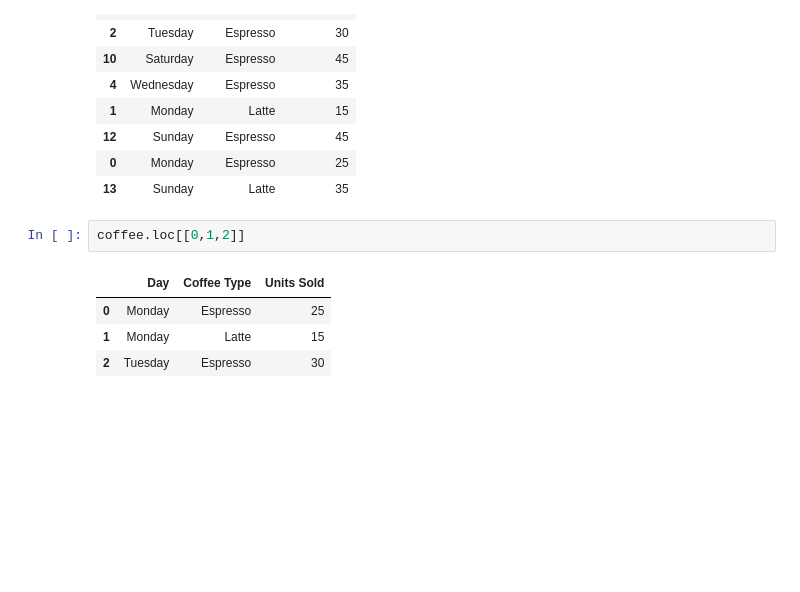
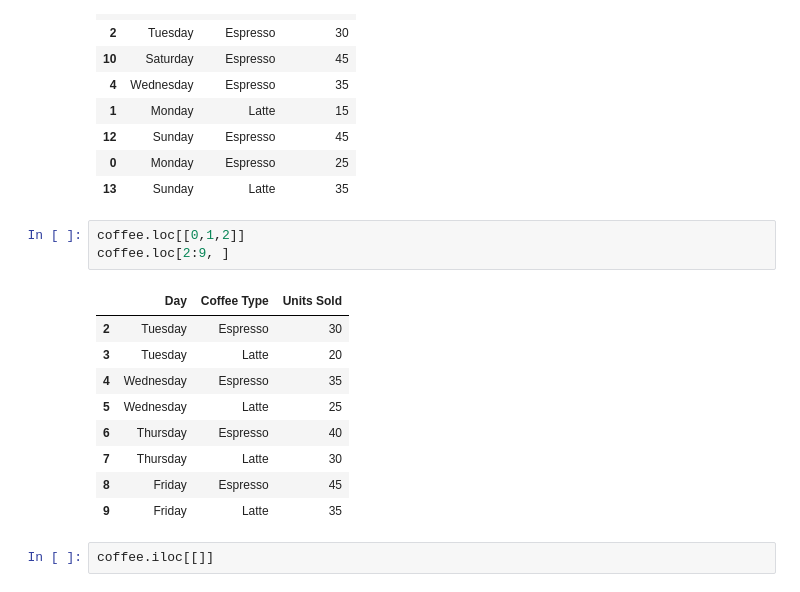
Before and after one commit to VincentMugondora/complete-pandas-tutorial, a Jupyter notebook: main.ipynb, the cells around one changed output. Cells and saved outputs as stored; diff of their text form; blank space fills up the shorter version.

Commit message:
Update coffee DataFrame analysis with additional rows and correct execution counts

```diff
--- a/main.ipynb
+++ b/main.ipynb
@@ -131,8 +131,16 @@ coffee.sample(10, random_state=1)
 | 13 | Sunday | Latte | 35 |
 # %%
 coffee.loc[[0,1,2]]
+coffee.loc[2:9, ]
 # %% [output]
 |  | Day | Coffee Type | Units Sold |
-| 0 | Monday | Espresso | 25 |
-| 1 | Monday | Latte | 15 |
 | 2 | Tuesday | Espresso | 30 |
+| 3 | Tuesday | Latte | 20 |
+| 4 | Wednesday | Espresso | 35 |
+| 5 | Wednesday | Latte | 25 |
+| 6 | Thursday | Espresso | 40 |
+| 7 | Thursday | Latte | 30 |
+| 8 | Friday | Espresso | 45 |
+| 9 | Friday | Latte | 35 |
+# %%
+coffee.iloc[[]]
```
